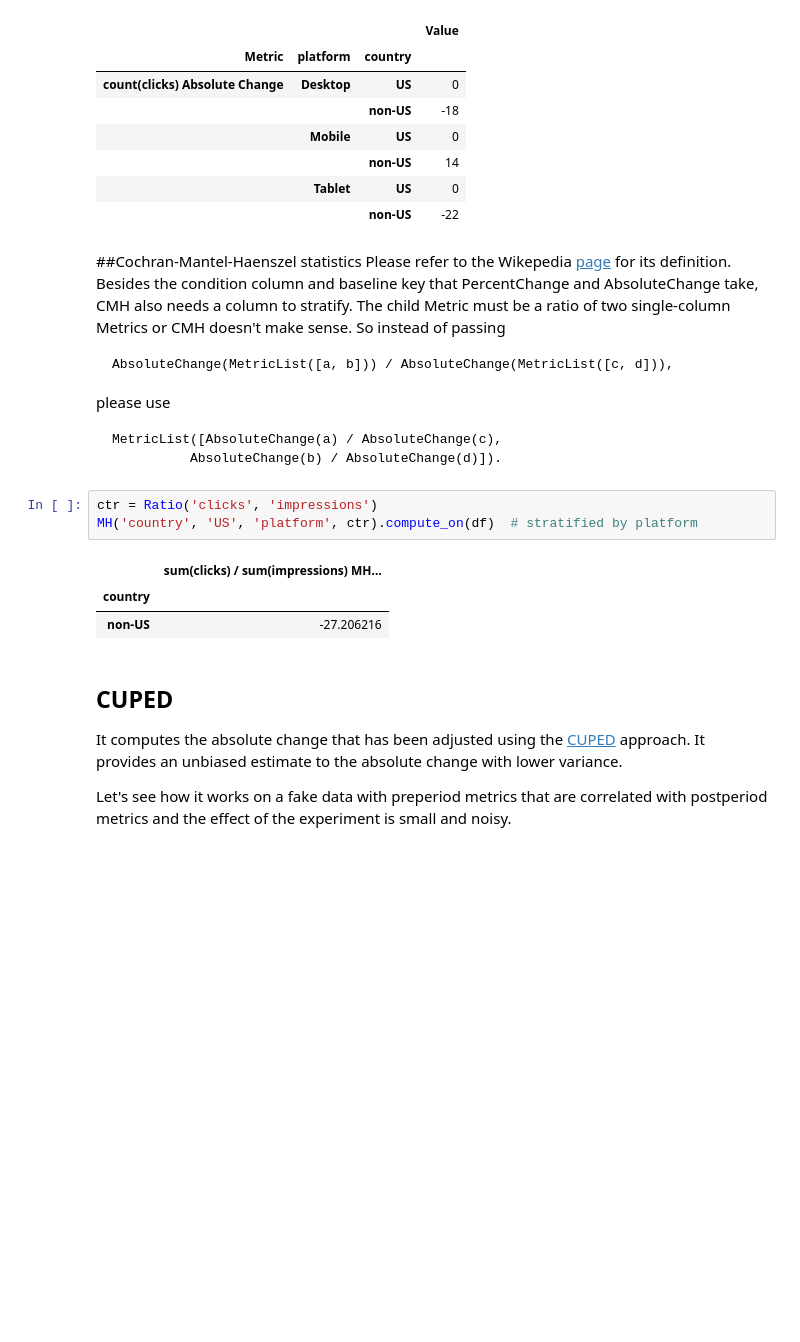
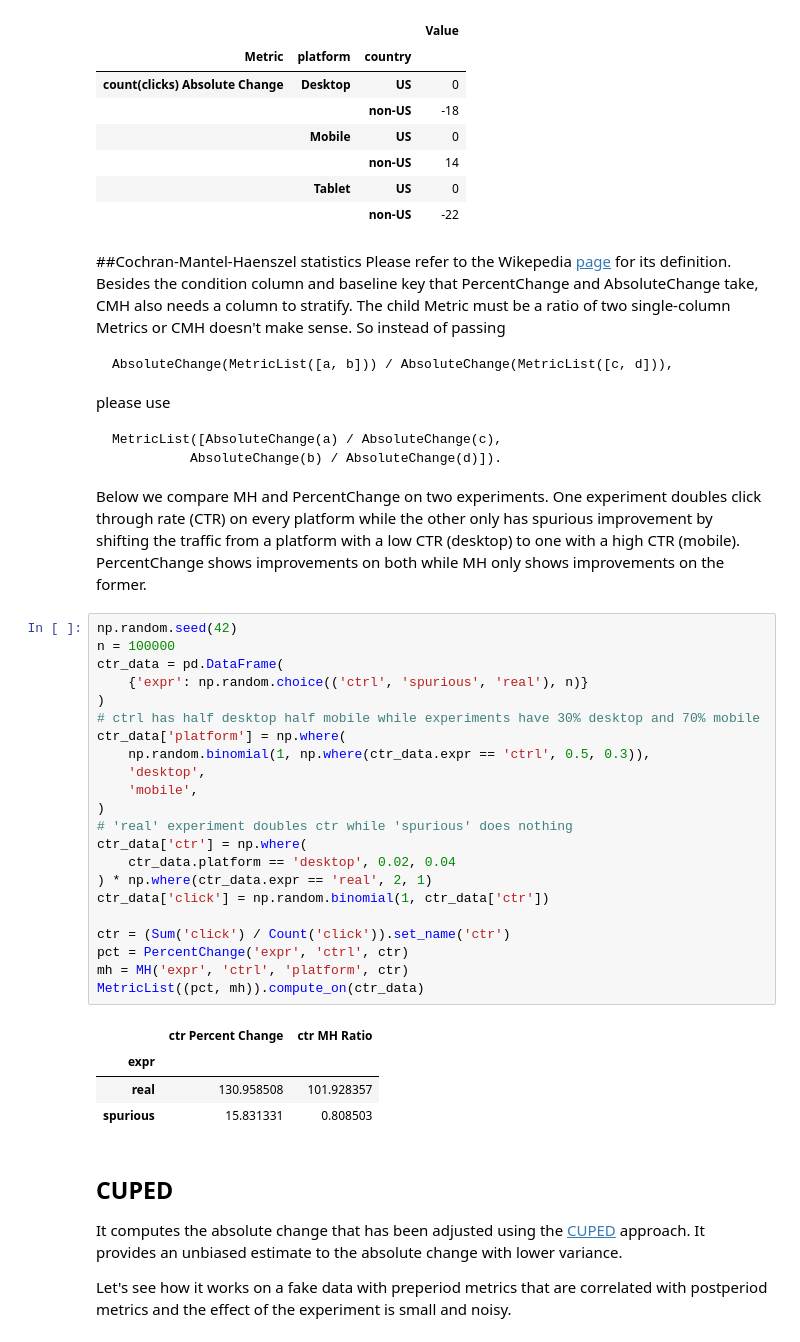
Before and after one commit to google/meterstick, a Jupyter notebook: meterstick_demo.ipynb, the cells around one changed output. Saved outputs shown, nothing was run; the diff lists cells and outputs as text; blank space fills up the shorter version.

```diff
--- a/meterstick_demo.ipynb
+++ b/meterstick_demo.ipynb
@@ -538,13 +538,35 @@ please use
 
     MetricList([AbsoluteChange(a) / AbsoluteChange(c),
               AbsoluteChange(b) / AbsoluteChange(d)]).
+
+Below we compare MH and PercentChange on two experiments. One experiment doubles click through rate (CTR) on every platform while the other only has spurious improvement by shifting the traffic from a platform with a low CTR (desktop) to one with a high CTR (mobile). PercentChange shows improvements on both while MH only shows improvements on the former.
-# %%
-ctr = Ratio('clicks', 'impressions')
-MH('country', 'US', 'platform', ctr).compute_on(df)  # stratified by platform
-# %% [output]
-|  | sum(clicks) / sum(impressions) MH... |
-| country |  |
-| non-US | -27.206216 |
+# %%
+np.random.seed(42)
+n = 100000
+ctr_data = pd.DataFrame(
+    {'expr': np.random.choice(('ctrl', 'spurious', 'real'), n)}
+)
+# ctrl has half desktop half mobile while experiments have 30% desktop and 70% mobile
+ctr_data['platform'] = np.where(
+    np.random.binomial(1, np.where(ctr_data.expr == 'ctrl', 0.5, 0.3)),
+    'desktop',
+    'mobile',
+)
+# 'real' experiment doubles ctr while 'spurious' does nothing
+ctr_data['ctr'] = np.where(
+    ctr_data.platform == 'desktop', 0.02, 0.04
+) * np.where(ctr_data.expr == 'real', 2, 1)
+ctr_data['click'] = np.random.binomial(1, ctr_data['ctr'])
+
+ctr = (Sum('click') / Count('click')).set_name('ctr')
+pct = PercentChange('expr', 'ctrl', ctr)
+mh = MH('expr', 'ctrl', 'platform', ctr)
+MetricList((pct, mh)).compute_on(ctr_data)
+# %% [output]
+|  | ctr Percent Change | ctr MH Ratio |
+| expr |  |  |
+| real | 130.958508 | 101.928357 |
+| spurious | 15.831331 | 0.808503 |
 # %% [markdown]
 ## CUPED
 
```
Also changed, not shown: parts of 1 cell of this notebook.
